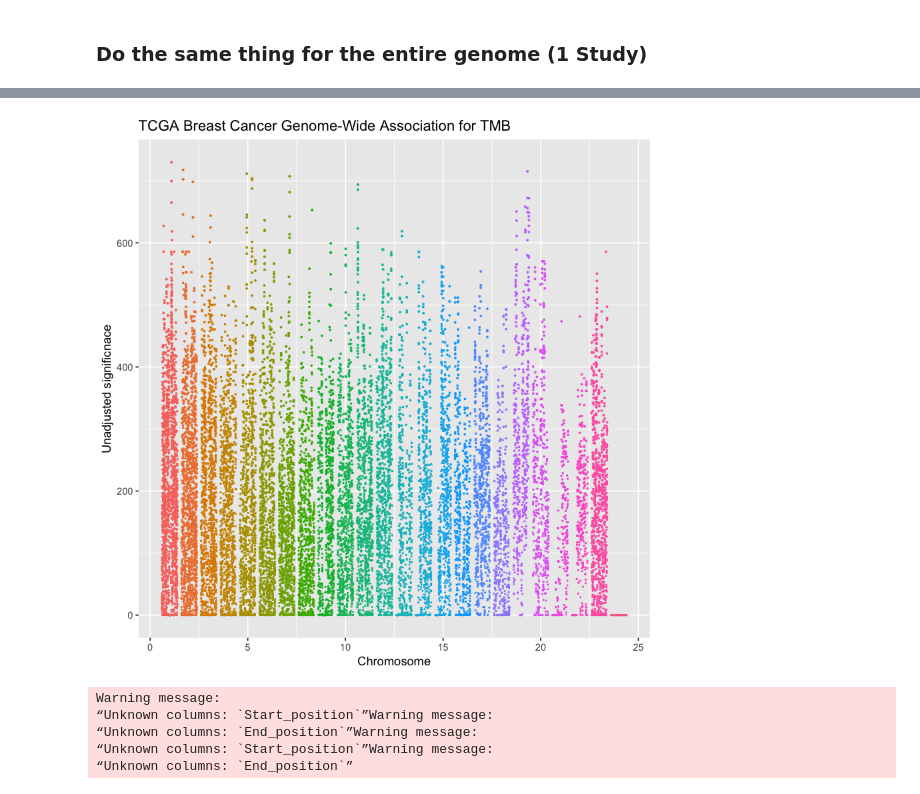
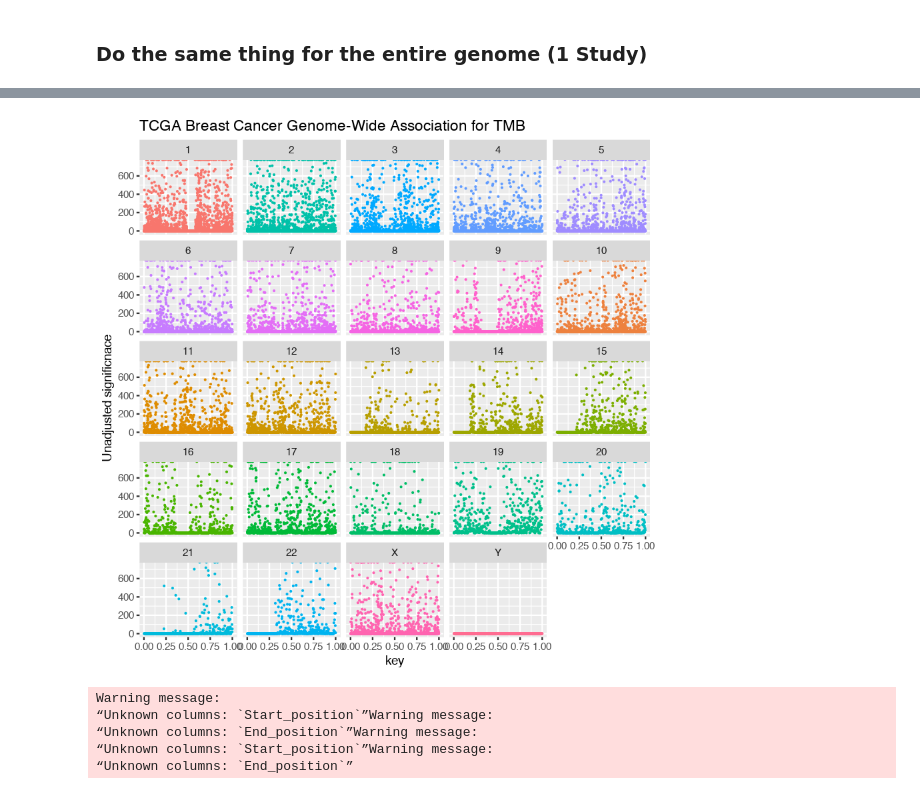
Before and after one commit to cobrbra/ccg, a Jupyter notebook: Code/Sliding_Window_Algorithm.ipynb, the cells around one changed output, grey strips where cells are left out. Cells and saved outputs as stored; diff of their text form; code cells hidden in the pictures.

```diff
--- a/Code/Sliding_Window_Algorithm.ipynb
+++ b/Code/Sliding_Window_Algorithm.ipynb
@@ -41,10 +41,12 @@ Loading required package: rtracklayer
 # %%
 source("TMB_Funcs.txt")
 # My Stuff!
+# %%
+path_name <- "/Volumes/CCG8/processed_data"
 # %% [markdown]
 ### Attempt a very limited sliding window algorithm (1 Chromosome, 1 Data Set)
 # %%
-new_data <- read_tsv("/Volumes/CCG8/processed_data/brca_tcga/data_mutations_extended.txt")
+breast_data <- cbio_getData(path_name, "brca", test = FALSE)
 genome <- BSgenome.Hsapiens.UCSC.hg19
 
 #load a sample data set (in this case TCGA breast cancer data)
@@ -85,7 +141,7 @@ ggplot(x, aes(x= key, y = significance))+ geom_point()
 # %% [markdown]
 ### Do the same thing for the entire genome (1 Study)
 # %%
-window_size <- 1000000
+window_size <- 100000
 jump_length <- 100000
 
 genome_length <- 0
@@ -95,2 +157,2 @@ for (i in 1:24) {
 # %%
-gwas_first_run <- genome_slide(maf_file = new_data, global_tmb_table = NULL, window_size, jump_length)
+breast_gwas <- genome_slide(maf_file = breast_data, global_tmb_table = NULL, window_size, jump_length)
@@ -101,9 +181,9 @@ write_tsv(path = '/Users/jacobbradley/Documents/CCG/Data/gwas_first_run', x = gw
 # %%
-ggplot(gwas_first_run, aes(x = chromosome - 0.4 + 0.8*key, y = significance, colour = factor(chromosome), size = significance)) +
-    geom_point() + scale_size(range = c(0.1,0.5)) + theme(legend.position = "none") + labs(x = "Chromosome", y = "Unadjusted significnace") +
-    ggtitle("TCGA Breast Cancer Genome-Wide Association for TMB")
+ggplot(breast_gwas, aes(x = key, y = significance, colour = chromosome, size = significance)) +
+    geom_point() + scale_size(range = c(0.1,0.1)) + theme(legend.position = "none") + labs(y = "Unadjusted significnace") +
+    ggtitle("TCGA Breast Cancer Genome-Wide Association for TMB") + facet_wrap(.~ factor(chromosome, levels = c(1:22, "X", "Y")))
 # %% [output]
-[figure, old version]
+[figure, new version]
 # %%
 tcga_brca_hotspots <- genome_slide(maf_file = new_data, global_tmb_table = NULL, window_size, jump_length)
 # %% [output]
```
Also changed, not shown: parts of 15 cells of this notebook, 4 other files.
